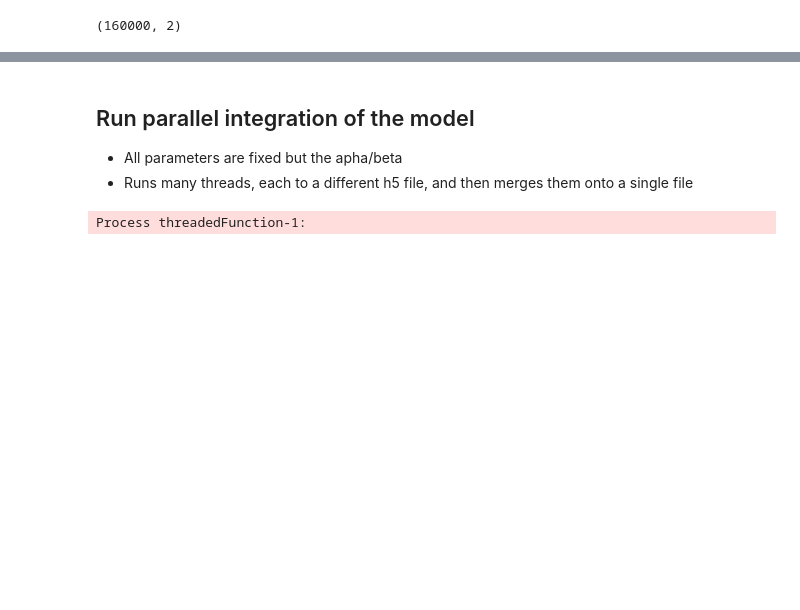
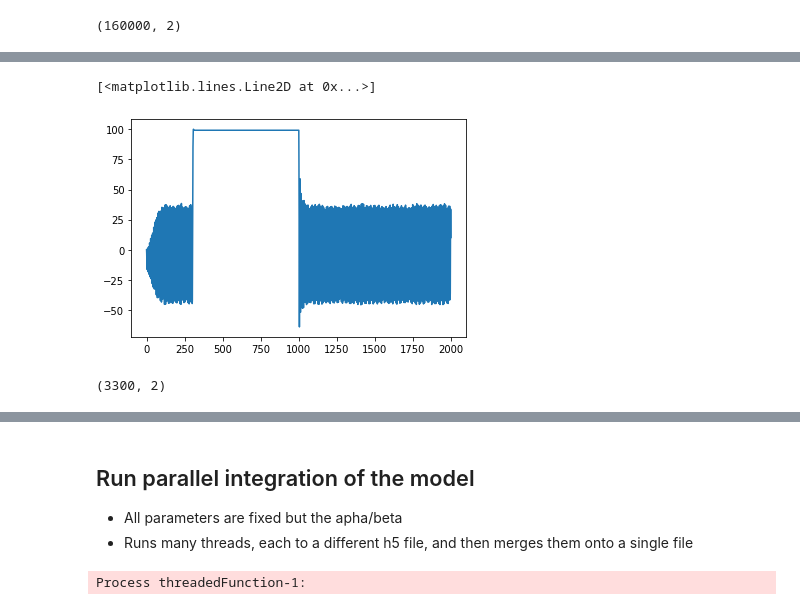
Before and after one commit to zekearneodo/soundflow, a Jupyter notebook: simmulate_sounds-finch-takens.ipynb, the cells around one changed output, grey strips where cells are left out. Drawn from its saved outputs; the diff is of its cells as text; code cells hidden in the pictures; blank space fills up the shorter version.

```diff
--- a/simmulate_sounds-finch-takens.ipynb
+++ b/simmulate_sounds-finch-takens.ipynb
@@ -162,0 +208,13 @@ abg.shape
+# %%
+par_stream[300:1000, 0] = 0.15
+par_stream[300:1000, 1] = 0
+
+song_synth = zf.finch(vocal_pars, par_stream, x_0=sim_pars['x_0'])
+plt.plot(song_synth[:2000, 1])
+# %% [output]
+[<matplotlib.lines.Line2D at 0x...>]
+[figure, added]
+# %%
+song_synth.shape
+# %% [output]
+(3300, 2)
```
Also changed, not shown: parts of 8 cells of this notebook, 4 other files.
